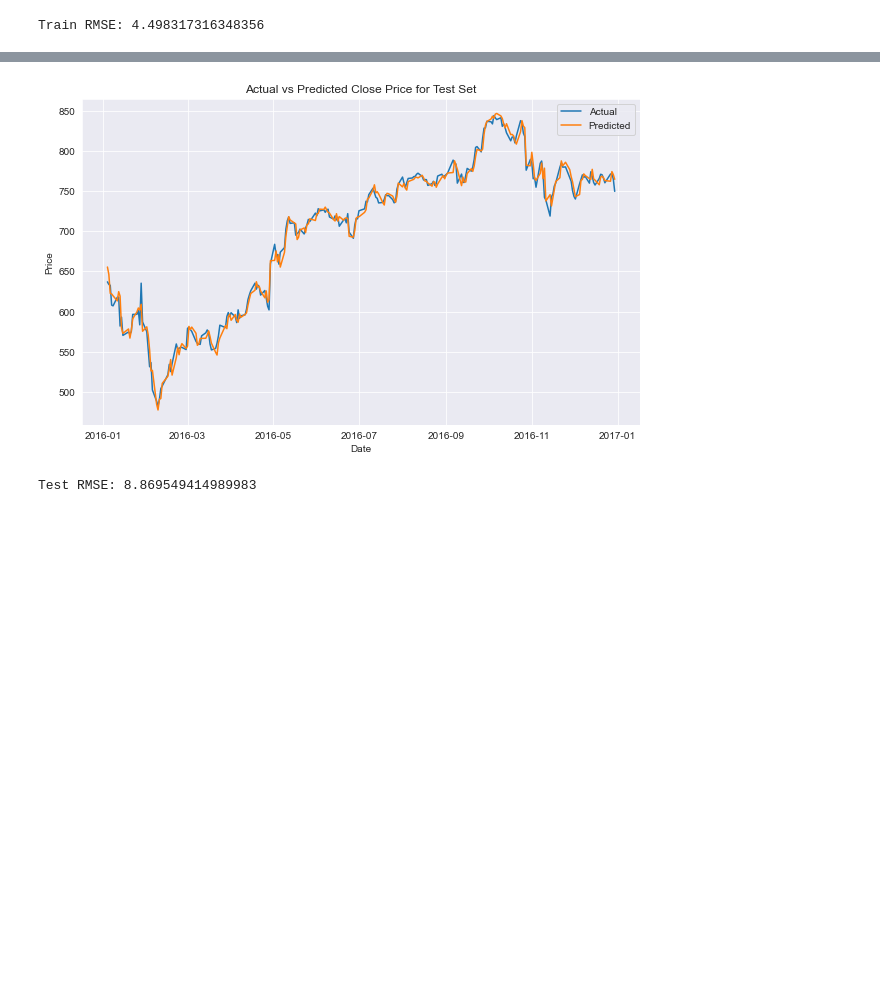
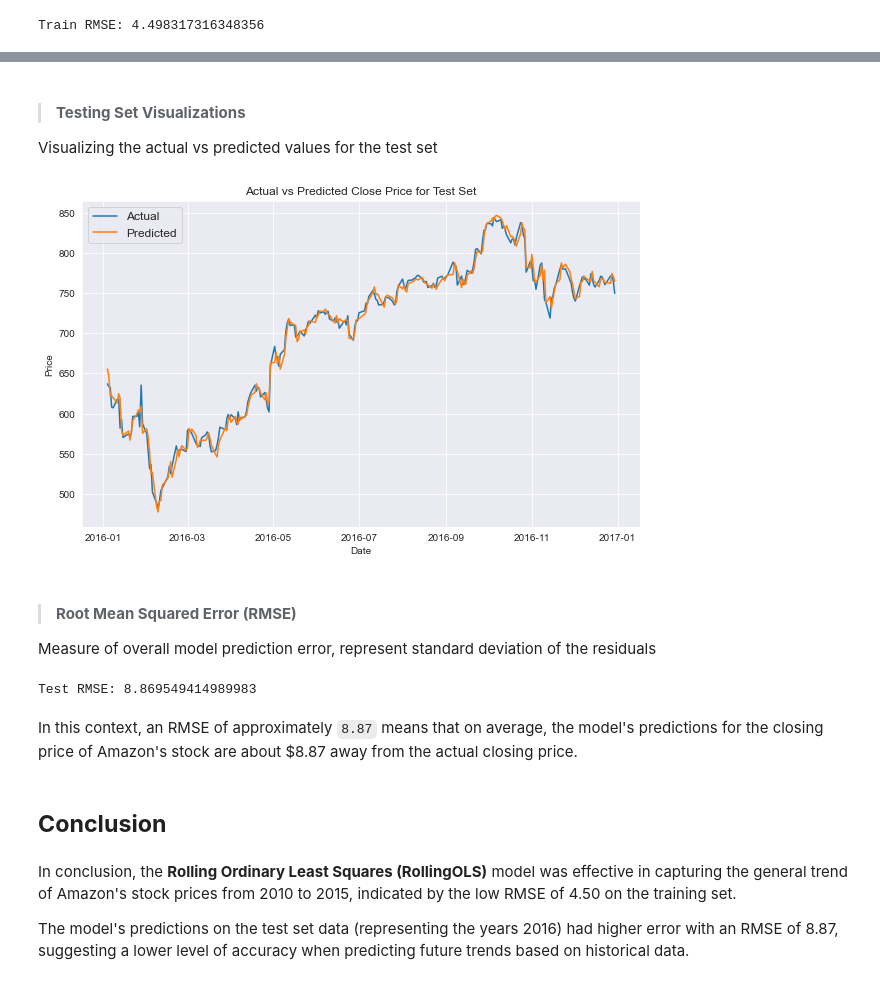
Before and after one commit to VictorSquidWei/Amazon-Stock-Forecast-with-Rolling-OLS, a Jupyter notebook: AMZNStockPrediction.ipynb, the cells around one changed output, grey strips where cells are left out. Saved outputs shown, nothing was run; the diff lists cells and outputs as text; code cells hidden in the pictures; blank space fills up the shorter version.

```diff
--- a/AMZNStockPrediction.ipynb
+++ b/AMZNStockPrediction.ipynb
@@ -291,17 +275,31 @@ See the caveats in the documentation: https://pandas.pydata.org/pandas-docs/stab
+# %% [markdown]
+> #### **Testing Set Visualizations**
+Visualizing the actual vs predicted values for the test set
 # %%
 plt.figure(figsize=(10, 6))
 plt.plot(test.index, test['close'], label='Actual')
 plt.plot(test.index, test['predicted_close'], label='Predicted')
 plt.title('Actual vs Predicted Close Price for Test Set')
 plt.xlabel('Date')
 plt.ylabel('Price')
-plt.legend()
+plt.legend(loc="upper left", fontsize='large')
 plt.show()
 # %% [output]
-[figure, old version]
+[figure, new version]
+# %% [markdown]
+> #### **Root Mean Squared Error (RMSE)**
+Measure of overall model prediction error, represent standard deviation of the residuals
 # %%
 from sklearn.metrics import mean_squared_error
 rmse = np.sqrt(mean_squared_error(test['close'], test['predicted_close']))
 print('Test RMSE:', rmse)
 # %% [output]
 Test RMSE: 8.869549414989983
+# %% [markdown]
+In this context, an RMSE of approximately `8.87` means that on average, the model's predictions for the closing price of Amazon's stock are about $8.87 away from the actual closing price.
+# %% [markdown]
+## **Conclusion** <a name="conclusion"></a>
+# %% [markdown]
+In conclusion, the **Rolling Ordinary Least Squares (RollingOLS)** model was effective in capturing the general trend of Amazon's stock prices from 2010 to 2015, indicated by the low RMSE of 4.50 on the training set.
+
+The model's predictions on the test set data (representing the years 2016) had higher error with an RMSE of 8.87, suggesting a lower level of accuracy when predicting future trends based on historical data.
```
Also changed, not shown: parts of 24 cells of this notebook.
